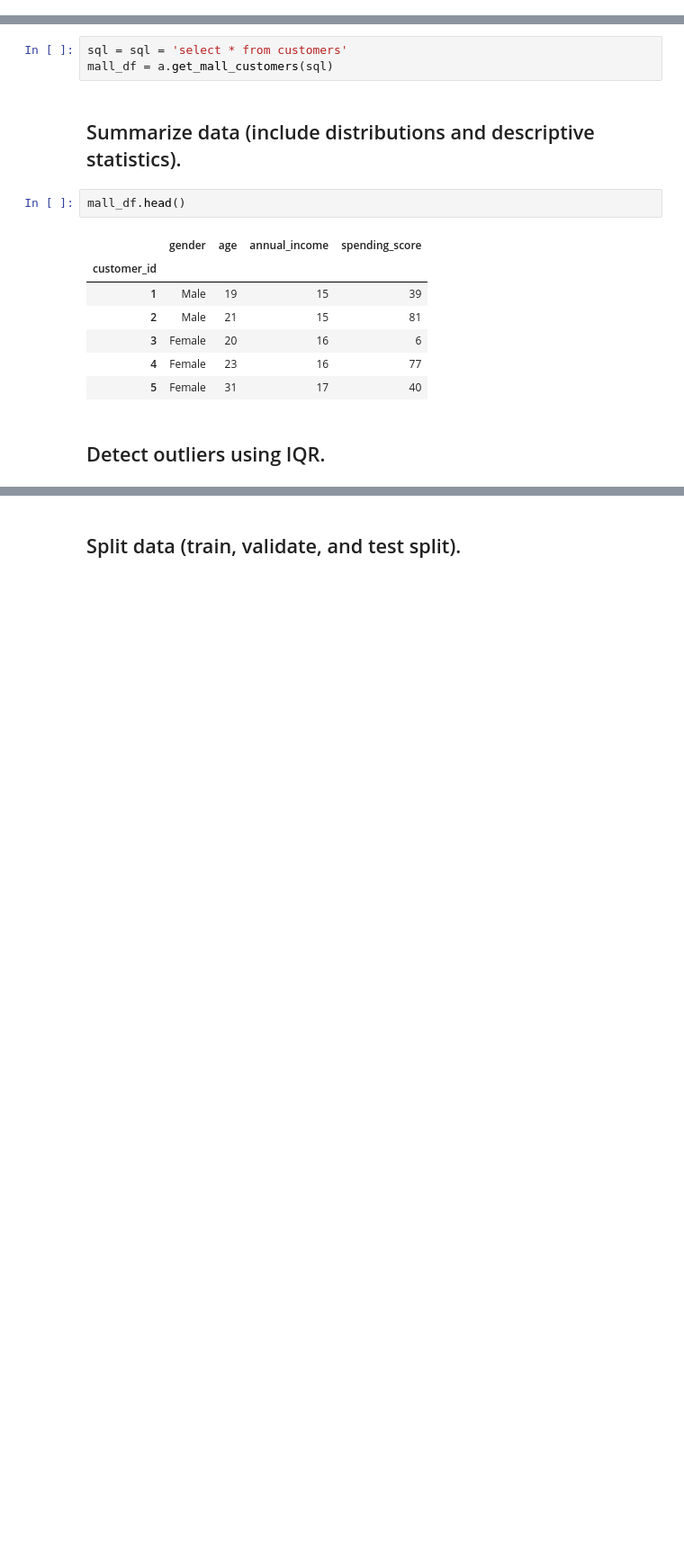
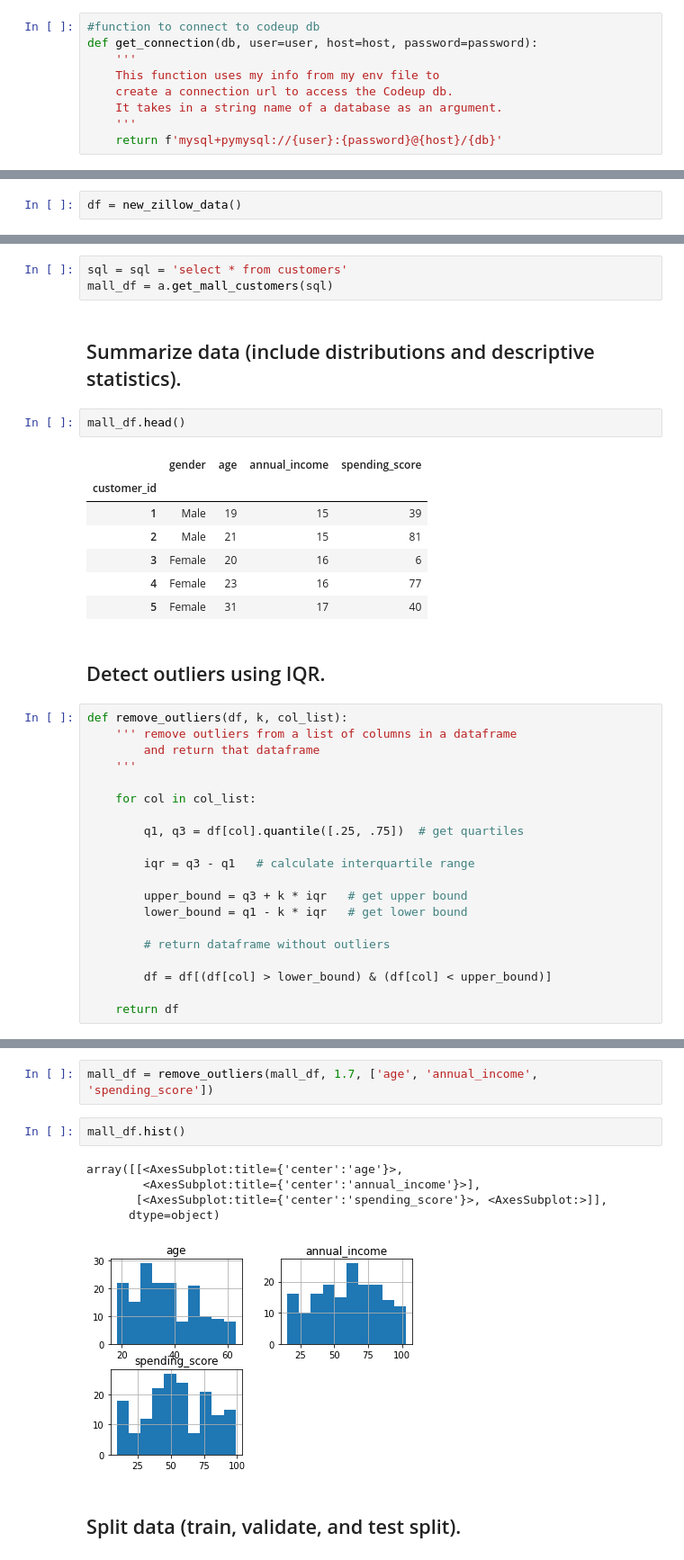
Before and after one commit to Alexia-Garces/clustering_exercises, a Jupyter notebook: wrangle.ipynb, the cells around one changed output, grey strips where cells are left out. Shown at 90% size. Saved outputs shown, nothing was run; the diff lists cells and outputs as text; blank space fills up the shorter version.

```diff
--- a/wrangle.ipynb
+++ b/wrangle.ipynb
@@ -40,3 +42,12 @@ You will have a zillow.ipynb file and a helper file for each section in the pipe
 - Be sure to do the correct join (inner, outer, etc.). We do not want to eliminate properties purely because they may have a null value for airconditioningtypeid.
 - Only include properties with a transaction in 2017, and include only the last transaction for each property (so no duplicate property ID's), along with zestimate error and date of transaction.
 - Only include properties that include a latitude and longitude value.
+# %%
+#function to connect to codeup db
+def get_connection(db, user=user, host=host, password=password):
+    '''
+    This function uses my info from my env file to
+    create a connection url to access the Codeup db.
+    It takes in a string name of a database as an argument.
+    '''
+    return f'mysql+pymysql://{user}:{password}@{host}/{db}'
@@ -43,2 +100,4 @@ You will have a zillow.ipynb file and a helper file for each section in the pipe
+# %%
+df = new_zillow_data()
 # %% [markdown]
 ## Summarize your data (summary stats, info, dtypes, shape, distributions, value_counts, etc.)
@@ -96,3 +317,23 @@ mall_df.head()
 | 5 | Female | 31 | 17 | 40 |
 # %% [markdown]
 ## Detect outliers using IQR.
+# %%
+def remove_outliers(df, k, col_list):
+    ''' remove outliers from a list of columns in a dataframe
+        and return that dataframe
+    '''
+
+    for col in col_list:
+
+        q1, q3 = df[col].quantile([.25, .75])  # get quartiles
+
+        iqr = q3 - q1   # calculate interquartile range
+
+        upper_bound = q3 + k * iqr   # get upper bound
+        lower_bound = q1 - k * iqr   # get lower bound
+
+        # return dataframe without outliers
+
+        df = df[(df[col] > lower_bound) & (df[col] < upper_bound)]
+
+    return df
@@ -99,2 +348,12 @@ mall_df.head()
+# %%
+mall_df = remove_outliers(mall_df, 1.7, ['age', 'annual_income', 'spending_score'])
+# %%
+mall_df.hist()
+# %% [output]
+array([[<AxesSubplot:title={'center':'age'}>,
+        <AxesSubplot:title={'center':'annual_income'}>],
+       [<AxesSubplot:title={'center':'spending_score'}>, <AxesSubplot:>]],
+      dtype=object)
+[figure, added]
 # %% [markdown]
 ## Split data (train, validate, and test split).
```
Also changed, not shown: parts of 21 cells of this notebook.
